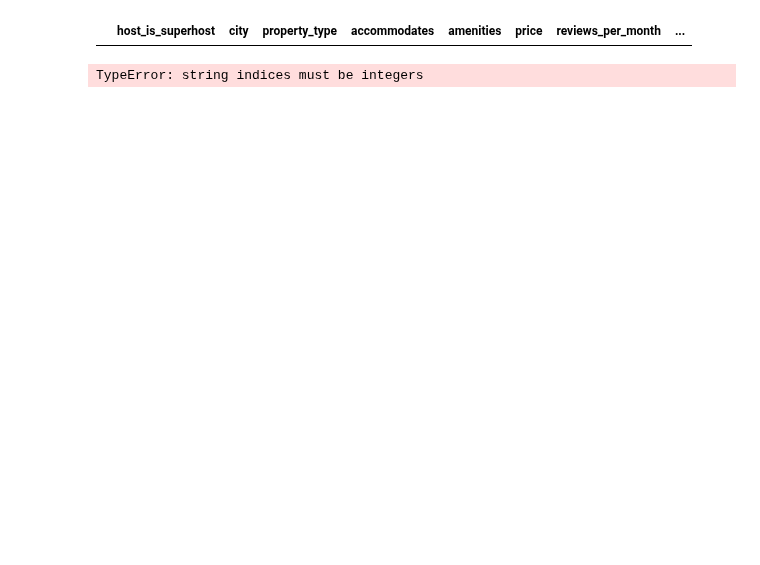
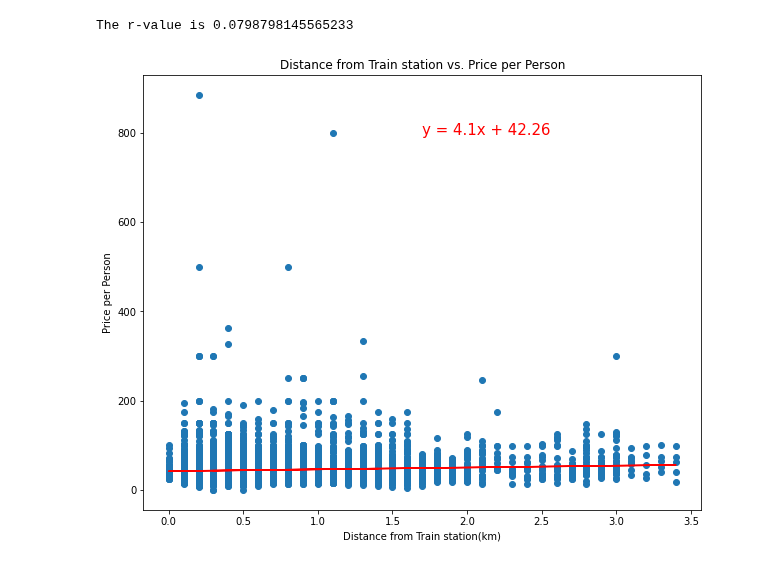
Before and after one commit to jMacProd/Project1, a Jupyter notebook: clean_data_rs/ratingsAnalysis.ipynb, the cells around one changed output. Cells and saved outputs as stored; diff of their text form; code cells hidden in the pictures; blank space fills up the shorter version.

Commit message:
merge listing and nearest station data

```diff
--- a/clean_data_rs/ratingsAnalysis.ipynb
+++ b/clean_data_rs/ratingsAnalysis.ipynb
@@ -49,6 +14,6 @@ bnb_ptv_merged
 # %%
 
-airbnb_df2 = bnb_ptv_merged[['host_is_superhost',
+airbnb_df2 = airbnb_df[['host_is_superhost',
            'city',
            'property_type',
            'accommodates',
@@ -62,19 +43,11 @@ airbnb_df2['price_per_person']=airbnb_df2['price']/airbnb_df2['accommodates']
 # %%
-airbnb_df2.loc[(airbnb_df2['city'] == 'å¢¨çˆ¾æœ¬ Melbourne')]
+airbnb_df3 = airbnb_df2.loc[(airbnb_df2['city'] == 'Melbourne')]
-# %% [output]
-|  | host_is_superhost | city | property_type | accommodates | amenities | price | reviews_per_month | ... |
-# %%
-# get distinct amenities
-for i in airbnb_df2:
-    i['amenities']
-# %% [output]
-TypeError: string indices must be integers
 # %%
 def create_plot(x_values,y_values,title,x_label,y_label):
     # create scatter plot
-    plt.figure(figsize=(12,10))
+    plt.figure(figsize=(10,8))
     plt.scatter(x_values,y_values)
-    plt.title(f'{title})')
+    plt.title(f'{title}')
     # calculate line variables
     (slope, intercept, rvalue, pvalue, stderr) = st.linregress(x_values, y_values)
     # calculate regress values
@@ -82,7 +55,7 @@ def create_plot(x_values,y_values,title,x_label,y_label):
     # add line and equation
     plt.plot(x_values,regress_values,"r-")
     line_eq = "y = " + str(round(slope,2)) + "x + " + str(round(intercept,2))
-    plt.annotate(line_eq,(max(x_values),min(y_values)+5),fontsize=15,color="red")
+    plt.annotate(line_eq,(max(x_values)/2,max(y_values)-(max(y_values)*.1)),fontsize=15,color="red")
     print(f"The r-value is {rvalue}")
 
     # add labels
@@ -91,3 +64,13 @@ def create_plot(x_values,y_values,title,x_label,y_label):
 
     # print visualisation
     plt.show()
+# %%
+# function call for Distance from Train station vs. Price per Person
+create_plot(airbnb_df2['station_distance'],
+            airbnb_df2['price_per_person'],
+            'Distance from Train station vs. Price per Person',
+            'Distance from Train station(km)',
+            'Price per Person')
+# %% [output]
+The r-value is 0.0798798145565233
+[figure, added]
```
Also changed, not shown: parts of 9 cells of this notebook, 4 other files.
